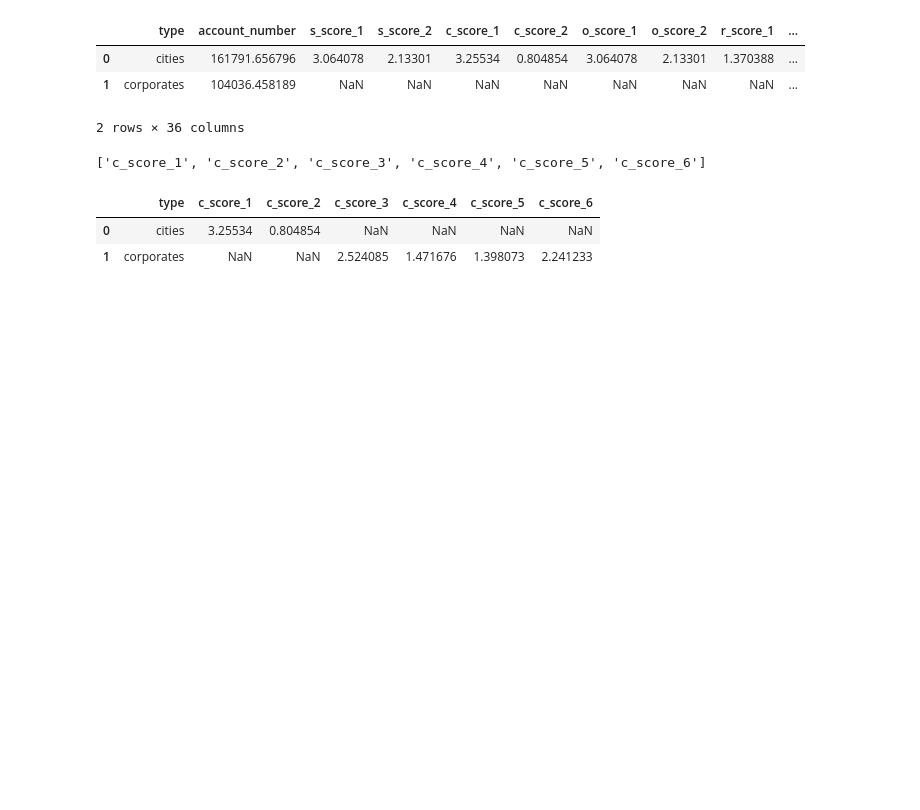
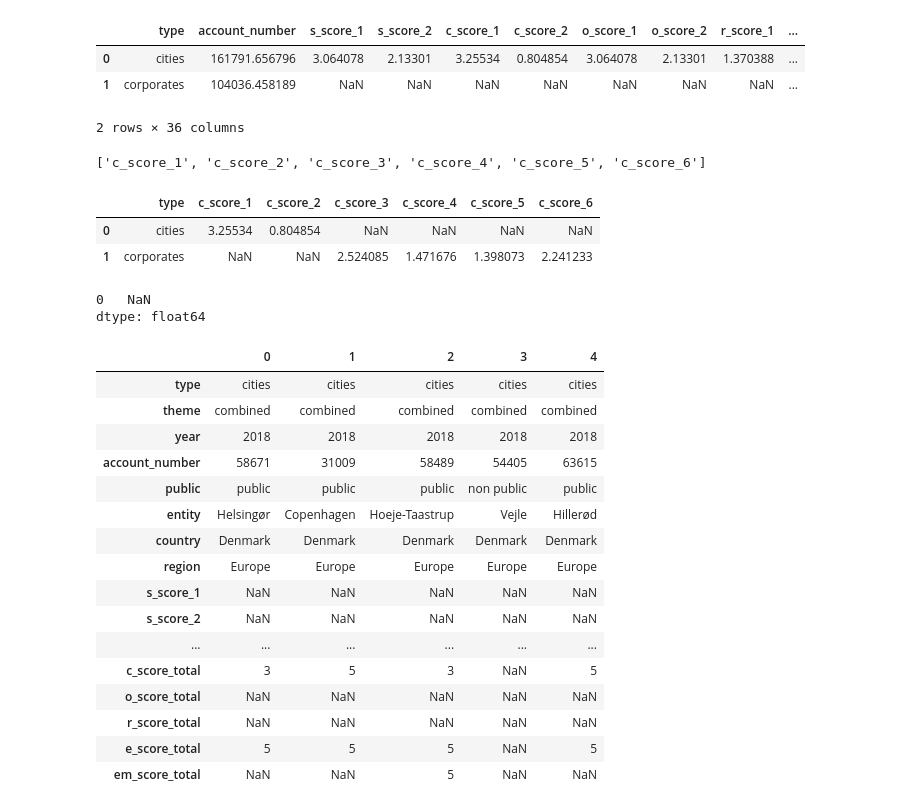
Before and after one commit to davidslabon/Capstone_Dashboard, a Jupyter notebook: data_preparation.ipynb, the cells around one changed output. Cells and saved outputs as stored; diff of their text form; code cells hidden in the pictures; blank space fills up the shorter version.

```diff
--- a/data_preparation.ipynb
+++ b/data_preparation.ipynb
@@ -137,0 +160,25 @@ plot_subscore(gob, 3)
+# %%
+x.mean()
+# %% [output]
+0   NaN
+dtype: float64
+# %%
+df.head().T
+# %% [output]
+|  | 0 | 1 | 2 | 3 | 4 |
+| type | cities | cities | cities | cities | cities |
+| theme | combined | combined | combined | combined | combined |
+| year | 2018 | 2018 | 2018 | 2018 | 2018 |
+| account_number | 58671 | 31009 | 58489 | 54405 | 63615 |
+| public | public | public | public | non public | public |
+| entity | Helsingør | Copenhagen | Hoeje-Taastrup | Vejle | Hillerød |
+| country | Denmark | Denmark | Denmark | Denmark | Denmark |
+| region | Europe | Europe | Europe | Europe | Europe |
+| s_score_1 | NaN | NaN | NaN | NaN | NaN |
+| s_score_2 | NaN | NaN | NaN | NaN | NaN |
+| ... | ... | ... | ... | ... | ... |
+| c_score_total | 3 | 5 | 3 | NaN | 5 |
+| o_score_total | NaN | NaN | NaN | NaN | NaN |
+| r_score_total | NaN | NaN | NaN | NaN | NaN |
+| e_score_total | 5 | 5 | 5 | NaN | 5 |
+| em_score_total | NaN | NaN | 5 | NaN | NaN |
```
Also changed, not shown: parts of 6 cells of this notebook, 5 other files.
